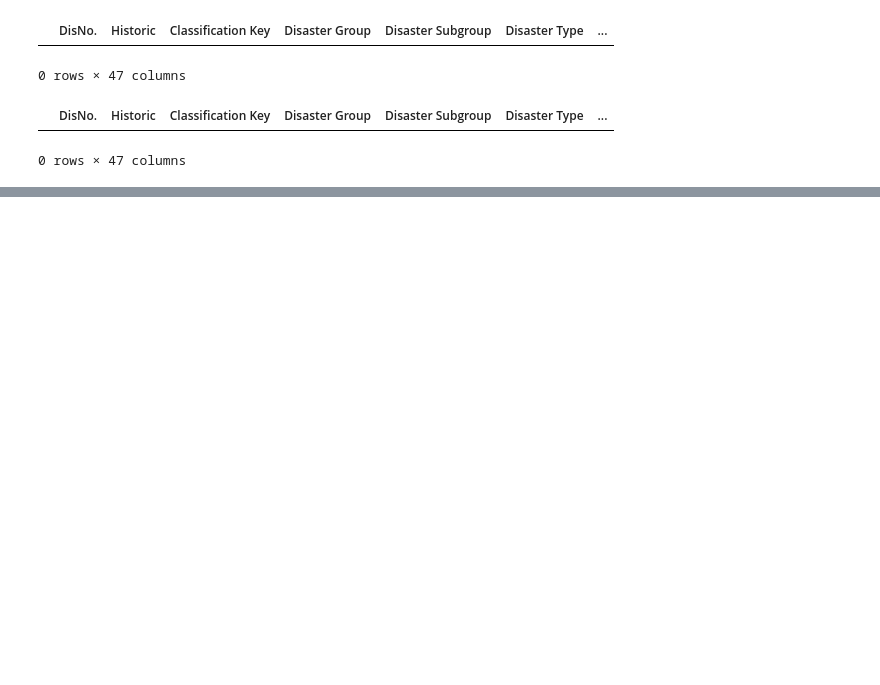
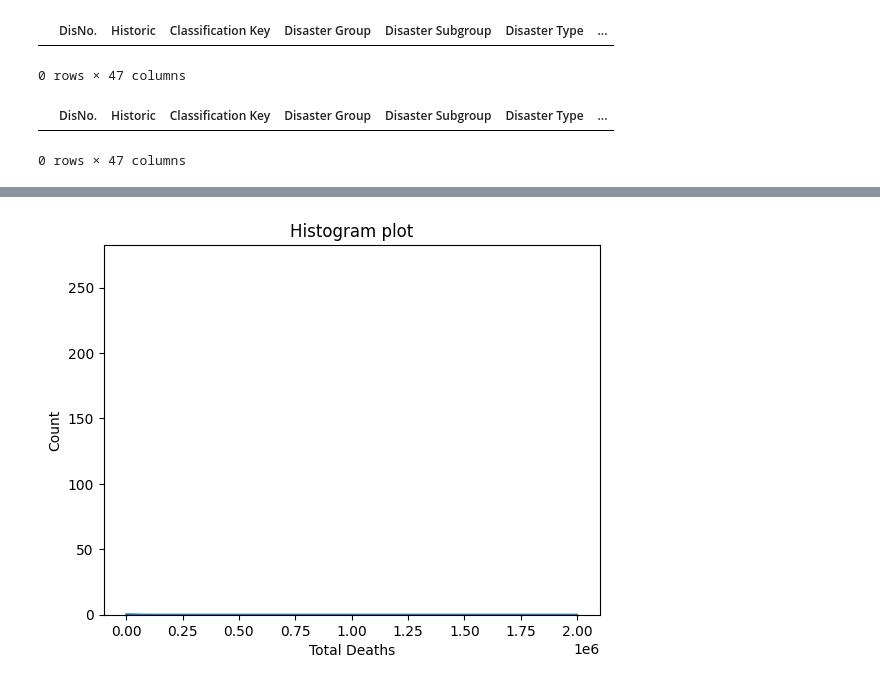
Before and after one commit to Rajdeep0010/Disaster_Project, a Jupyter notebook: notebooks/EDA.ipynb, the cells around one changed output, grey strips where cells are left out. Saved outputs shown, nothing was run; the diff lists cells and outputs as text; code cells hidden in the pictures; blank space fills up the shorter version.

```diff
--- a/notebooks/EDA.ipynb
+++ b/notebooks/EDA.ipynb
@@ -429,0 +470,7 @@ display(df[df['Total Deaths'] <= 0])
+# %%
+#distribution plot
+sns.histplot(df['Total Deaths'], kde=True)
+plt.title("Histogram plot")
+plt.show()
+# %% [output]
+[figure, added]
```
Also changed, not shown: parts of 12 cells of this notebook, 1 other file.
